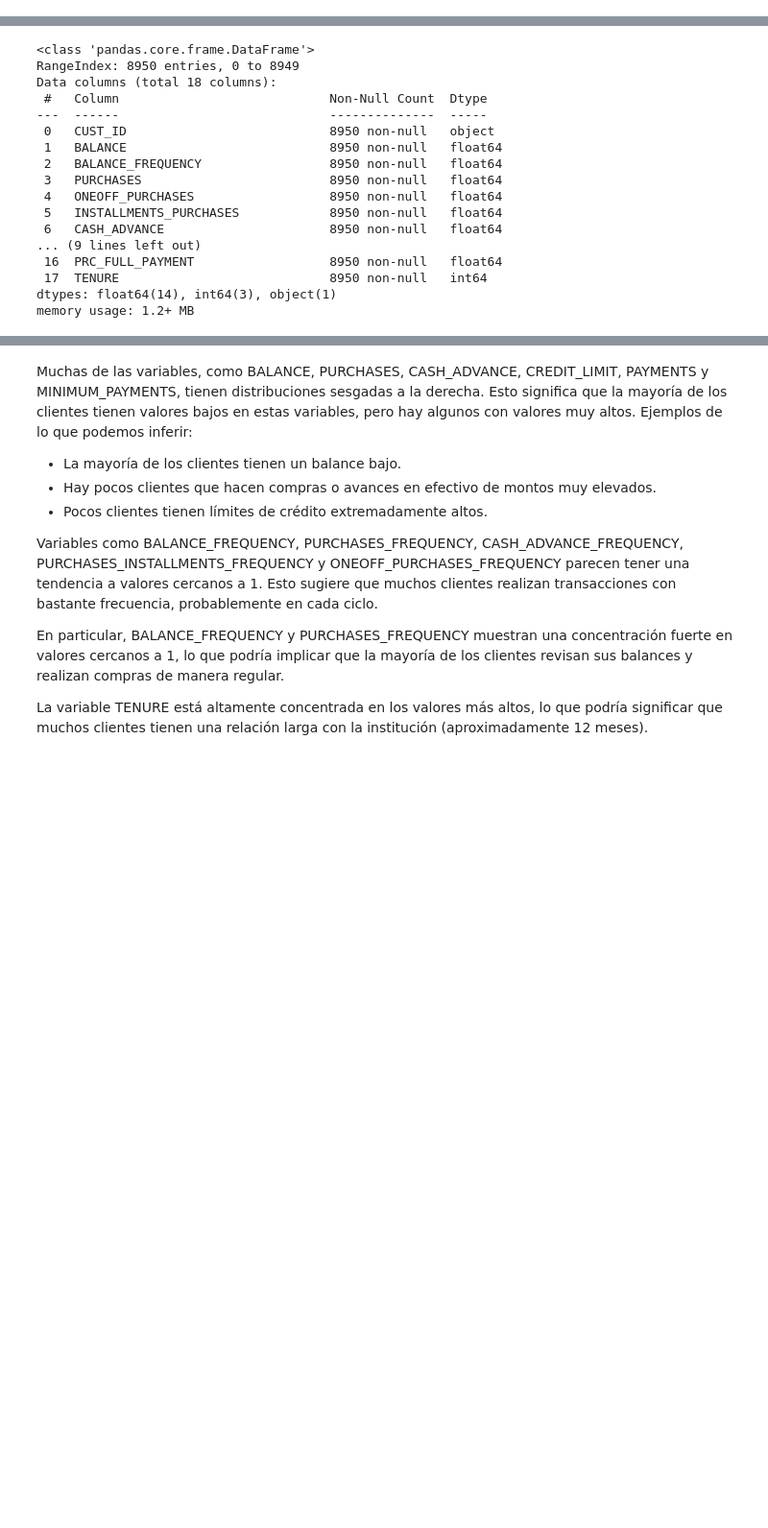
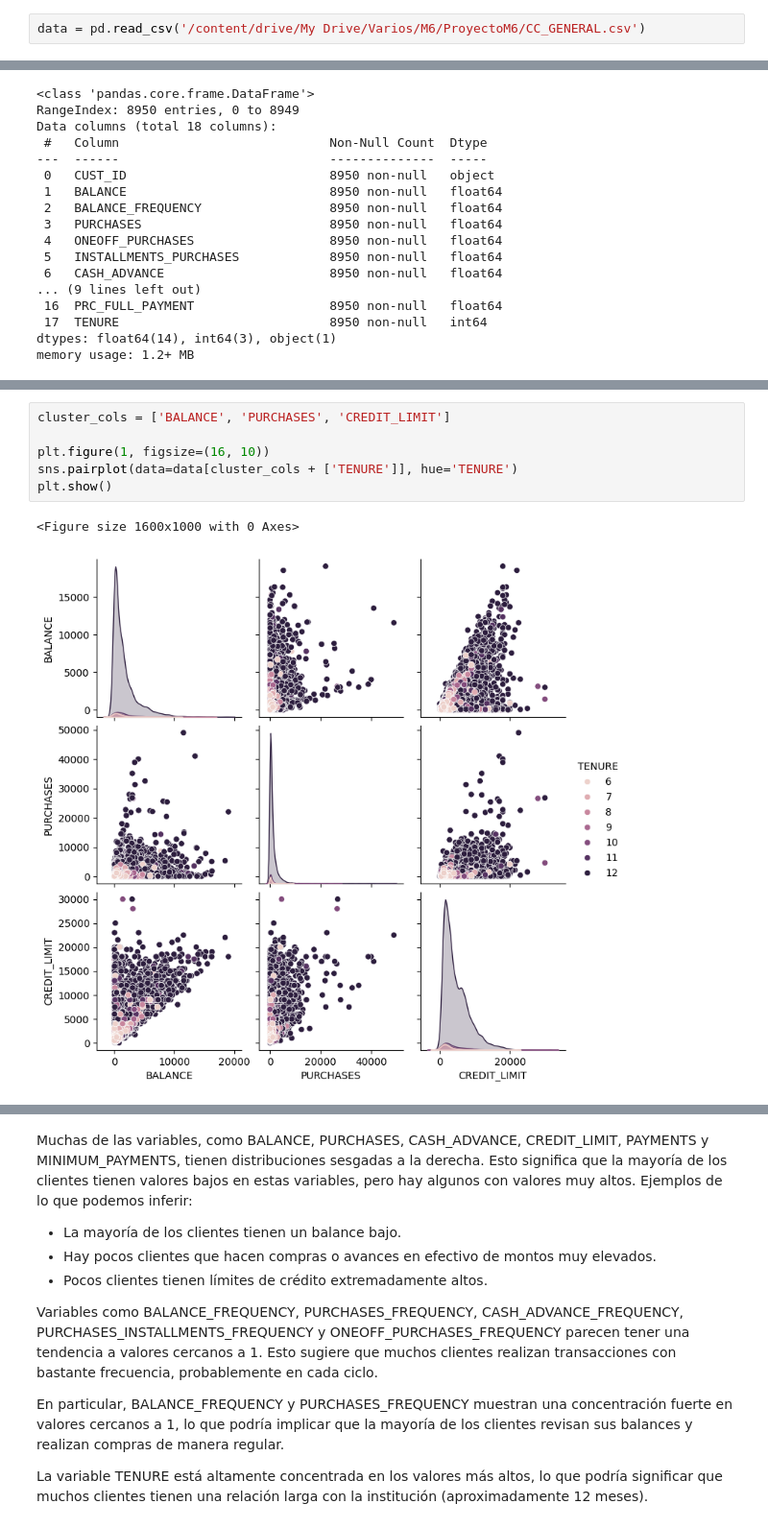
Before and after one commit to vrobles/Proyecto_Grupo7, a Jupyter notebook: project.ipynb, the cells around one changed output, grey strips where cells are left out. Shown: that part at 96% size. Drawn from its saved outputs; the diff is of its cells as text; blank space fills up the shorter version.

```diff
--- a/project.ipynb
+++ b/project.ipynb
@@ -36,3 +48,5 @@ data = pd.read_csv('CC GENERAL.csv')
+# %%
+data = pd.read_csv('/content/drive/My Drive/Varios/M6/ProyectoM6/CC_GENERAL.csv')
 # %% [markdown]
 # Exploratory Data Analysis
 # %% [markdown]
@@ -69 +112,10 @@ data.head()
+# %%
+cluster_cols = ['BALANCE', 'PURCHASES', 'CREDIT_LIMIT']
+
+plt.figure(1, figsize=(16, 10))
+sns.pairplot(data=data[cluster_cols + ['TENURE']], hue='TENURE')
+plt.show()
+# %% [output]
+<Figure size 1600x1000 with 0 Axes>
+[figure, added]
 # %%
```
Also changed, not shown: parts of 49 cells of this notebook.
